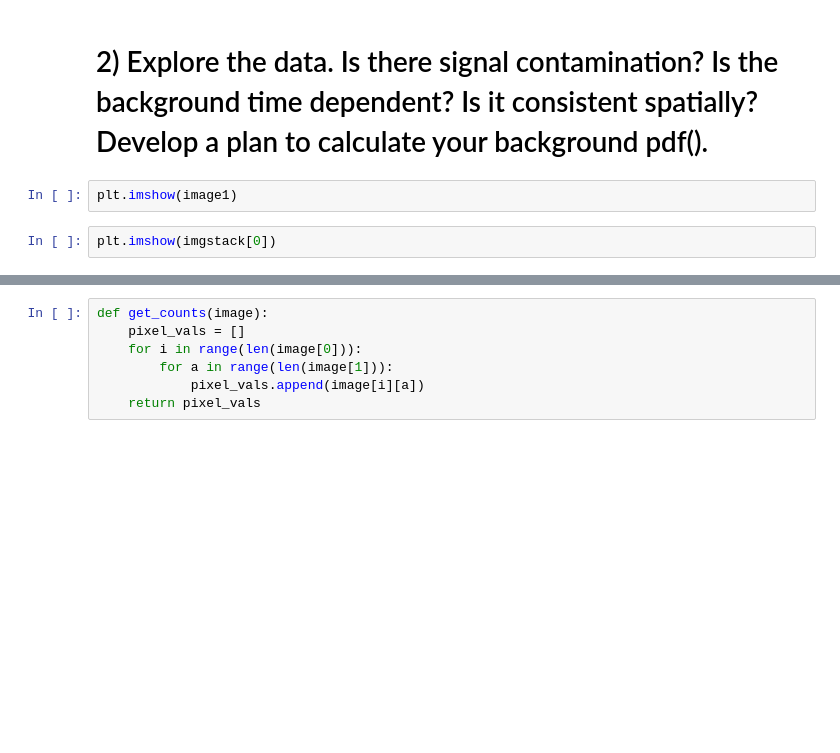
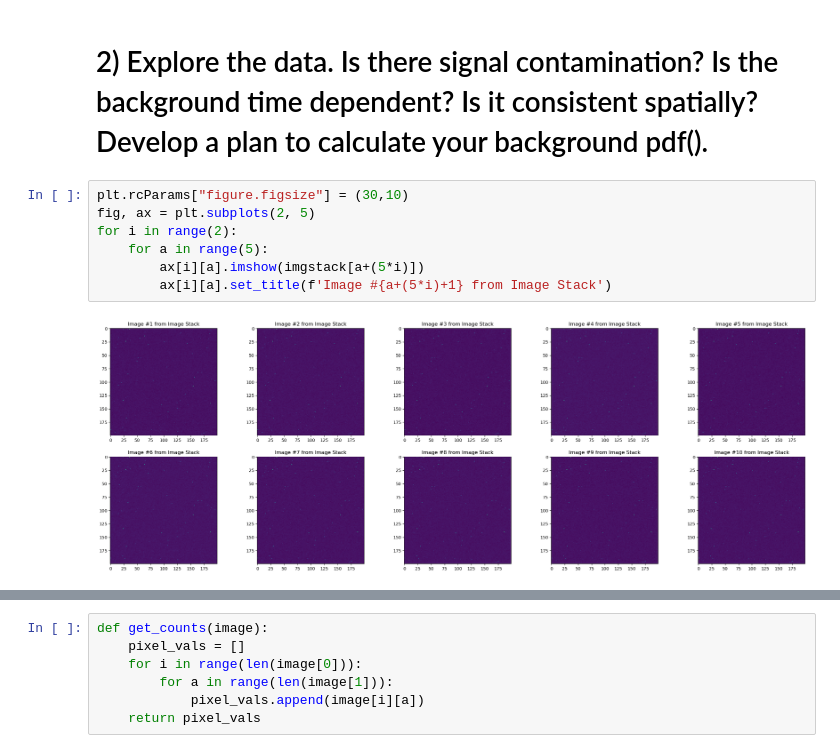
Before and after one commit to afspicciati/Phys-434, a Jupyter notebook: Lab4.ipynb, the cells around one changed output, grey strips where cells are left out. Drawn from its saved outputs; the diff is of its cells as text; blank space fills up the shorter version.

```diff
--- a/Lab4.ipynb
+++ b/Lab4.ipynb
@@ -239,6 +283,11 @@ sum(imgstack[0].flatten())
 # %% [markdown]
 # 2) Explore the data. Is there signal contamination? Is the background time dependent? Is it consistent spatially? Develop a plan to calculate your background pdf().
-# %%
-plt.imshow(image1)
-# %%
-plt.imshow(imgstack[0])
+# %%
+plt.rcParams["figure.figsize"] = (30,10)
+fig, ax = plt.subplots(2, 5)
+for i in range(2):
+    for a in range(5):
+        ax[i][a].imshow(imgstack[a+(5*i)])
+        ax[i][a].set_title(f'Image #{a+(5*i)+1} from Image Stack')
+# %% [output]
+[figure, added]
```
Also changed, not shown: parts of 63 cells of this notebook, 2 other files.
